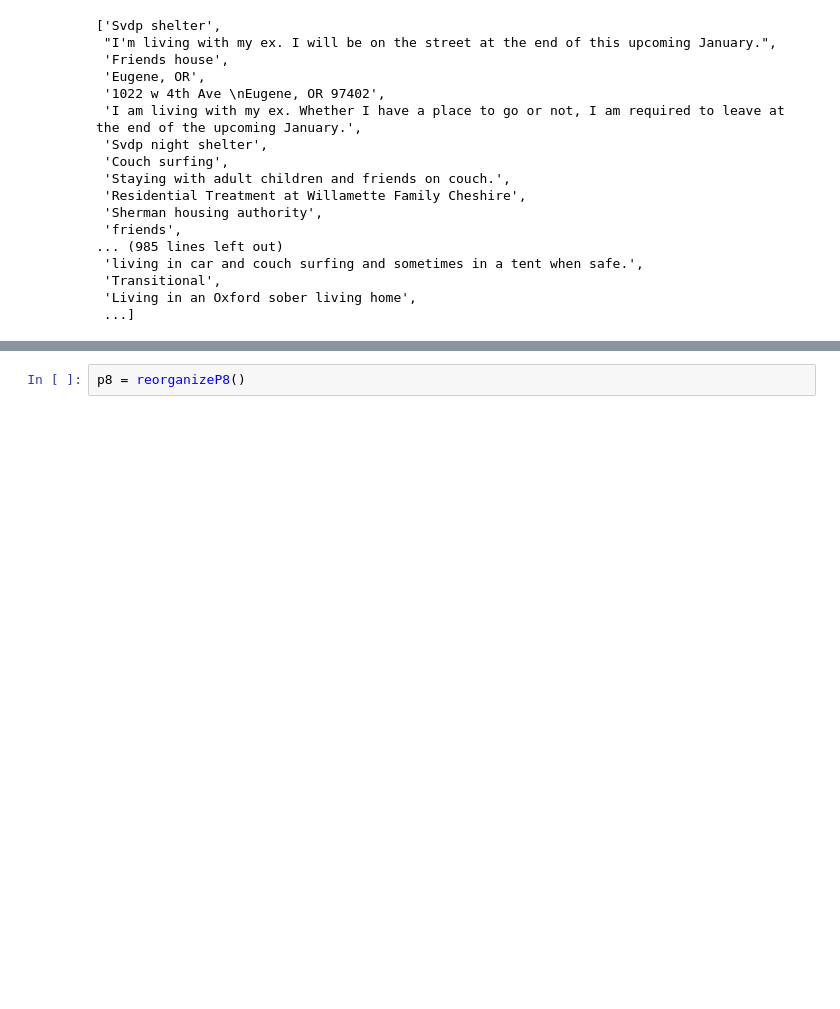
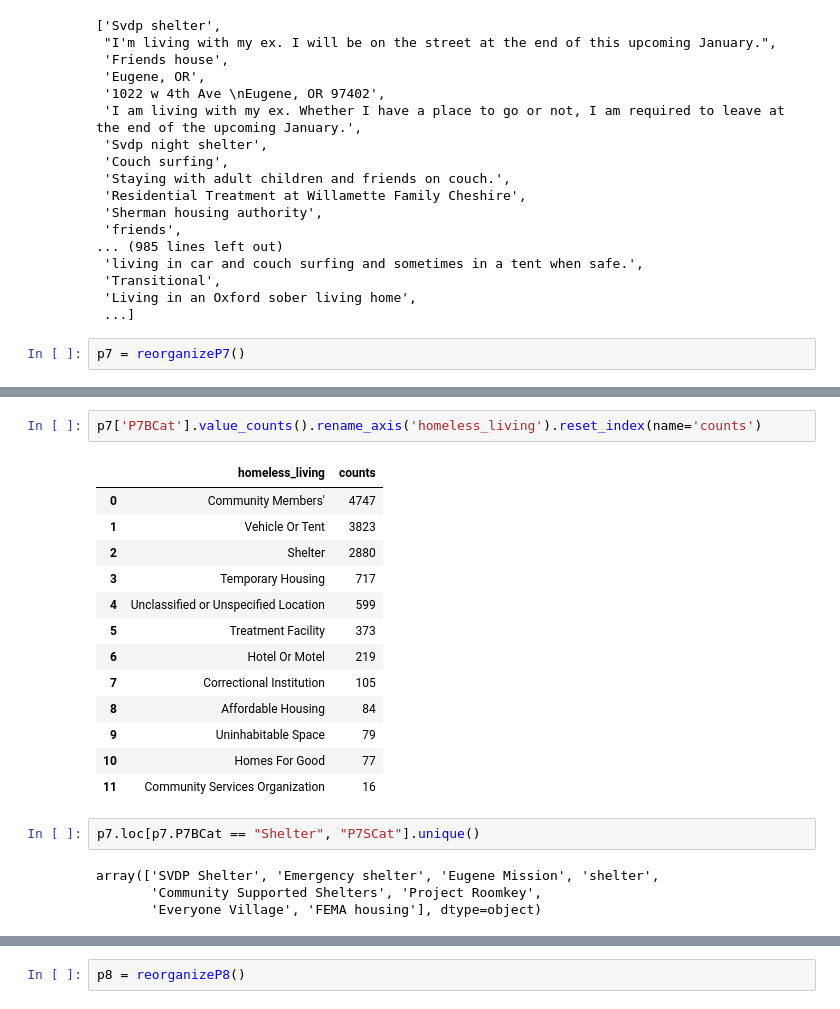
Before and after one commit to dongmeic/LCOG_support, a Jupyter notebook: Lane/HomesforGood.ipynb, the cells around one changed output, grey strips where cells are left out. Cells and saved outputs as stored; diff of their text form; blank space fills up the shorter version.

```diff
--- a/Lane/HomesforGood.ipynb
+++ b/Lane/HomesforGood.ipynb
@@ -31,3 +45,5 @@ list(aqh.loc[(aqh.Preference=='P7') & (aqh.Answer=='Yes'), 'Response'].unique())
  'Transitional',
  'Living in an Oxford sober living home',
  ...]
+# %%
+p7 = reorganizeP7()
@@ -33,0 +70,22 @@ list(aqh.loc[(aqh.Preference=='P7') & (aqh.Answer=='Yes'), 'Response'].unique())
+# %%
+p7['P7BCat'].value_counts().rename_axis('homeless_living').reset_index(name='counts')
+# %% [output]
+|  | homeless_living | counts |
+| 0 | Community Members' | 4747 |
+| 1 | Vehicle Or Tent | 3823 |
+| 2 | Shelter | 2880 |
+| 3 | Temporary Housing | 717 |
+| 4 | Unclassified or Unspecified Location | 599 |
+| 5 | Treatment Facility | 373 |
+| 6 | Hotel Or Motel | 219 |
+| 7 | Correctional Institution | 105 |
+| 8 | Affordable Housing | 84 |
+| 9 | Uninhabitable Space | 79 |
+| 10 | Homes For Good | 77 |
+| 11 | Community Services Organization | 16 |
+# %%
+p7.loc[p7.P7BCat == "Shelter", "P7SCat"].unique()
+# %% [output]
+array(['SVDP Shelter', 'Emergency shelter', 'Eugene Mission', 'shelter',
+       'Community Supported Shelters', 'Project Roomkey',
+       'Everyone Village', 'FEMA housing'], dtype=object)
```
Also changed, not shown: parts of 17 cells of this notebook, 1 other file.
